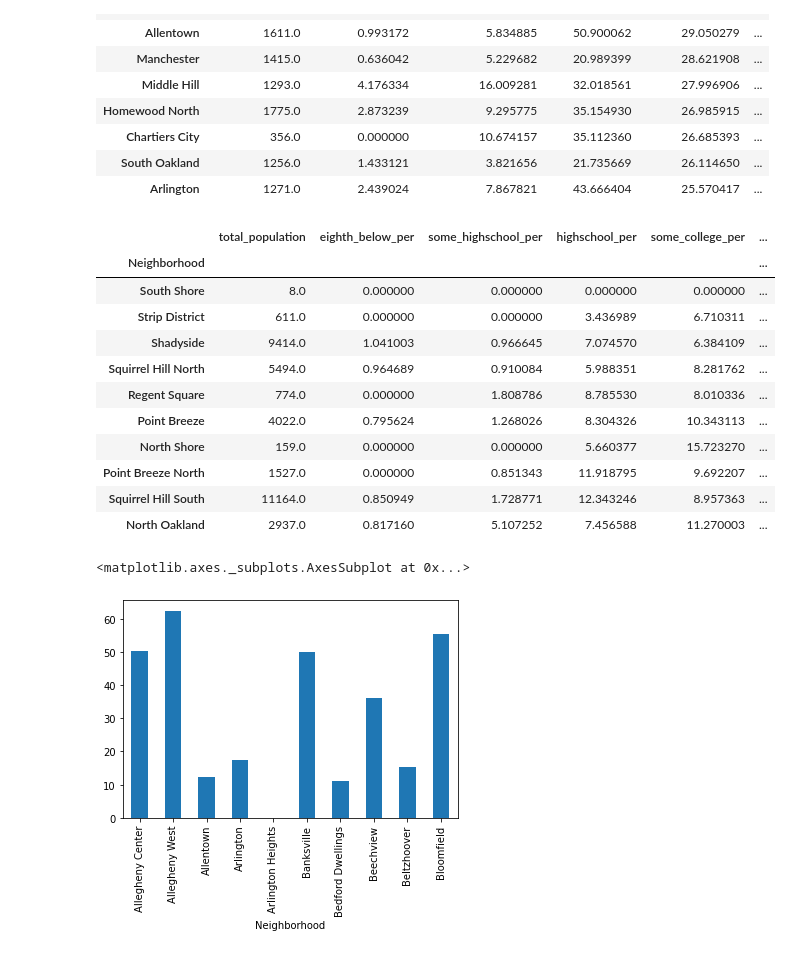
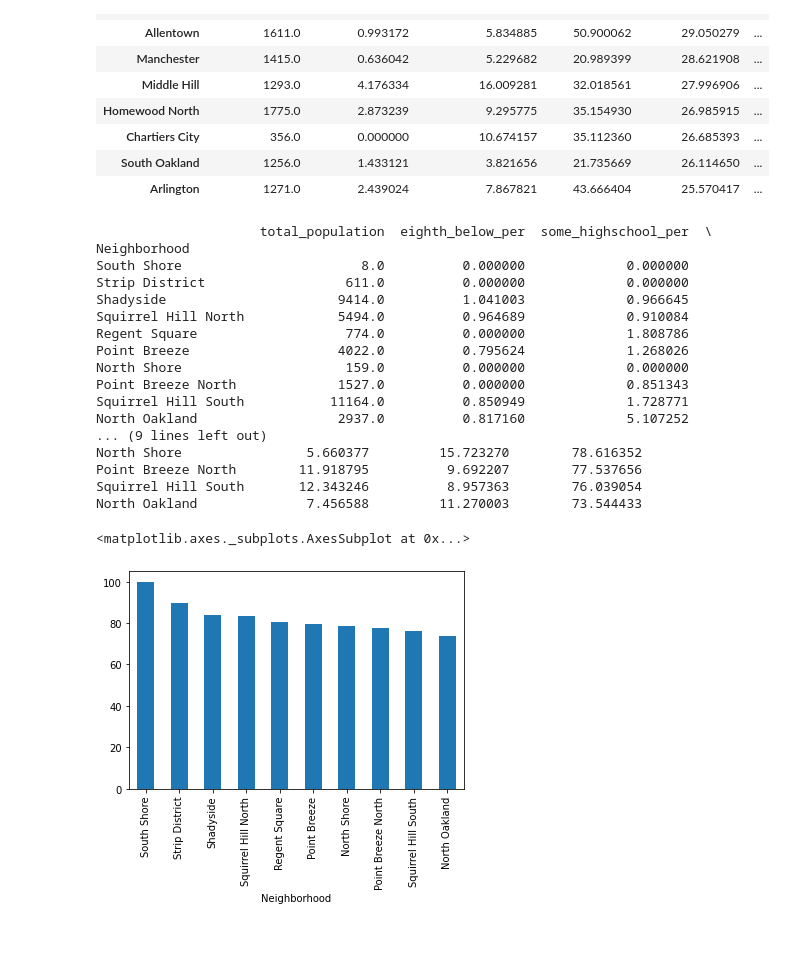
Before and after one commit to aishuk44/final-project-, a Jupyter notebook: edu.ipynb, the cells around one changed output. Drawn from its saved outputs; the diff is of its cells as text; code cells hidden in the pictures.

```diff
--- a/edu.ipynb
+++ b/edu.ipynb
@@ -173,22 +175,28 @@ edu_new.sort_values('some_college_per', ascending=False).head(10)
 | South Oakland | 1256.0 | 1.433121 | 3.821656 | 21.735669 | 26.114650 | ... |
 | Arlington | 1271.0 | 2.439024 | 7.867821 | 43.666404 | 25.570417 | ... |
 # %%
-edu_new.sort_values('assoc_above_per', ascending=False).head(10)
+sorted_neighborhoods = edu_new.sort_values('assoc_above_per', ascending=False).head(10)
+print(sorted_neighborhoods)
 # %% [output]
-|  | total_population | eighth_below_per | some_highschool_per | highschool_per | some_college_per | ... |
-| Neighborhood |  |  |  |  |  | ... |
-| South Shore | 8.0 | 0.000000 | 0.000000 | 0.000000 | 0.000000 | ... |
-| Strip District | 611.0 | 0.000000 | 0.000000 | 3.436989 | 6.710311 | ... |
-| Shadyside | 9414.0 | 1.041003 | 0.966645 | 7.074570 | 6.384109 | ... |
-| Squirrel Hill North | 5494.0 | 0.964689 | 0.910084 | 5.988351 | 8.281762 | ... |
-| Regent Square | 774.0 | 0.000000 | 1.808786 | 8.785530 | 8.010336 | ... |
-| Point Breeze | 4022.0 | 0.795624 | 1.268026 | 8.304326 | 10.343113 | ... |
-| North Shore | 159.0 | 0.000000 | 0.000000 | 5.660377 | 15.723270 | ... |
-| Point Breeze North | 1527.0 | 0.000000 | 0.851343 | 11.918795 | 9.692207 | ... |
-| Squirrel Hill South | 11164.0 | 0.850949 | 1.728771 | 12.343246 | 8.957363 | ... |
-| North Oakland | 2937.0 | 0.817160 | 5.107252 | 7.456588 | 11.270003 | ... |
+                     total_population  eighth_below_per  some_highschool_per  \
+Neighborhood
+South Shore                       8.0          0.000000             0.000000
+Strip District                  611.0          0.000000             0.000000
+Shadyside                      9414.0          1.041003             0.966645
+Squirrel Hill North            5494.0          0.964689             0.910084
+Regent Square                   774.0          0.000000             1.808786
+Point Breeze                   4022.0          0.795624             1.268026
+North Shore                     159.0          0.000000             0.000000
+Point Breeze North             1527.0          0.000000             0.851343
+Squirrel Hill South           11164.0          0.850949             1.728771
+North Oakland                  2937.0          0.817160             5.107252
+... (9 lines left out)
+North Shore                5.660377         15.723270        78.616352
+Point Breeze North        11.918795          9.692207        77.537656
+Squirrel Hill South       12.343246          8.957363        76.039054
+North Oakland              7.456588         11.270003        73.544433
 # %%
-edu_new['assoc_above_per'].plot.bar()
+sorted_neighborhoods['assoc_above_per'].plot.bar()
 # %% [output]
 <matplotlib.axes._subplots.AxesSubplot at 0x...>
-[figure, old version]
+[figure, new version]
```
Also changed, not shown: parts of 13 cells of this notebook, 2 other files.
